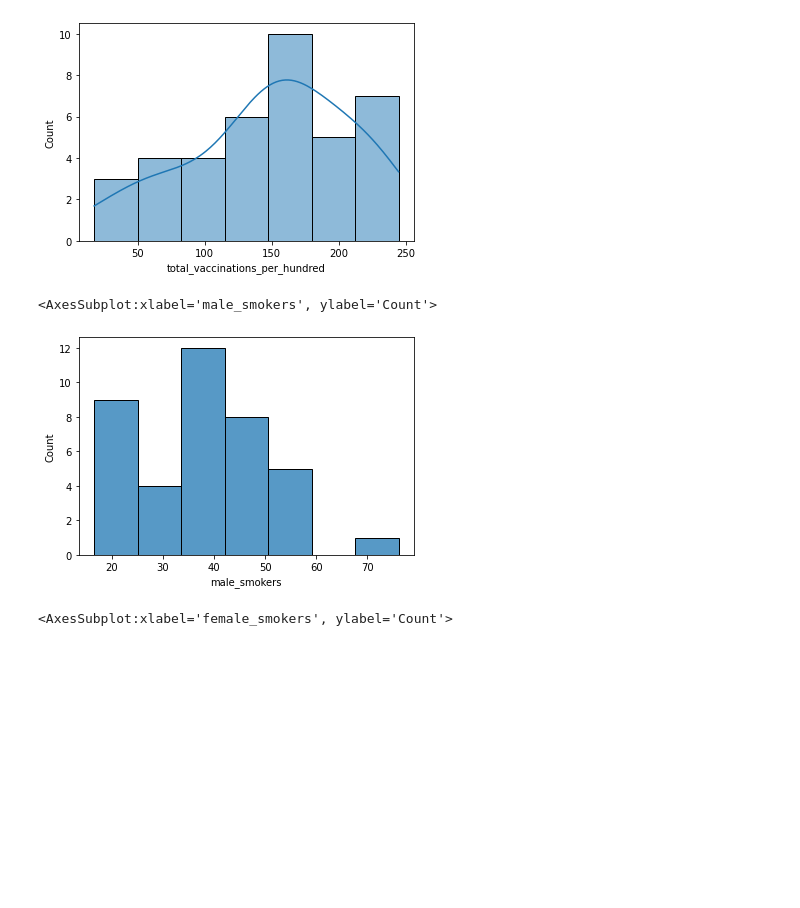
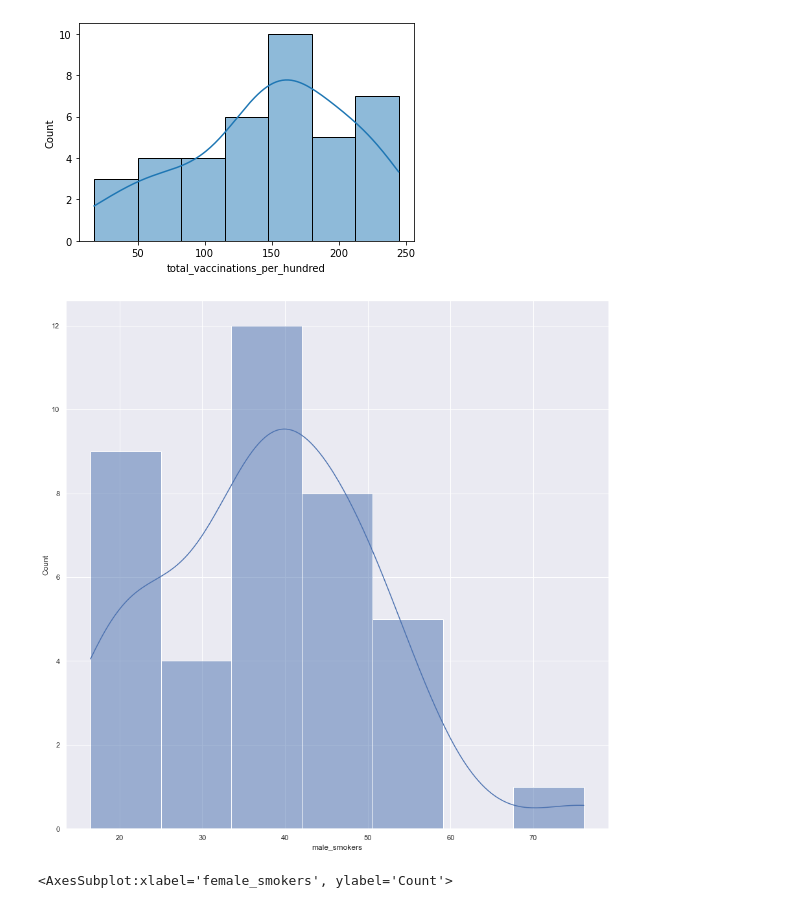
Before and after one commit to Mrpojam/CovIust_numerical_analysis, a Jupyter notebook: Models/DataAnalysis.ipynb, the cells around one changed output. Drawn from its saved outputs; the diff is of its cells as text; code cells hidden in the pictures; blank space fills up the shorter version.

Commit message:
updated plots, updated deep learning models

```diff
--- a/Models/DataAnalysis.ipynb
+++ b/Models/DataAnalysis.ipynb
@@ -15,3 +15,7 @@ data.head()
 | 2 | 124882 | 2022-04-18 | Asia | Pakistan | 1527411.0 | 30364.0 | 6782.467 | ... |
 | 3 | 122498 | 2022-04-18 | Europe | Norway | 1420033.0 | 2783.0 | 259811.451 | ... |
 | 4 | 34237 | 2022-04-18 | Asia | China | 630678.0 | 4648.0 | 436.692 | ... |
+# %%
+data= data.drop('Unnamed: 0', axis = 1)
+data = data.drop('date', axis = 1)
+data
@@ -52,7 +74,7 @@ data.describe()
 # %% [markdown]
 # Stat analysis
 # %%
-sns.set(rc={'figure.figsize':(11.7,8.27)})
+sns.set(rc={'figure.figsize':(15,15)})
 # %%
 sns.regplot(x=data['total_cases_per_million'], y=data['total_deaths_per_million'])
 plt.savefig('../Plots/case_death.png')
@@ -108,4 +130,5 @@ plt.savefig('../Plots/cor.png')
 # %%
+sns.set(rc={'figure.figsize':(15,15)})
 sns.relplot(x=data['total_cases_per_million'], y=data['total_deaths_per_million'], size=data['total_vaccinations_per_hundred'])
 # %% [output]
 <seaborn.axisgrid.FacetGrid at 0x...>
@@ -121,10 +144,10 @@ sns.histplot(x=data['total_vaccinations_per_hundred'], kde='kind')
 <AxesSubplot:xlabel='total_vaccinations_per_hundred', ylabel='Count'>
 [figure]
 # %%
-sns.histplot(x=data['male_smokers'])
+sns.histplot(x=data['male_smokers'], kde='kind')
+plt.savefig('../Plots/male_smokers_hist.png')
 # %% [output]
-<AxesSubplot:xlabel='male_smokers', ylabel='Count'>
-[figure, old version]
+[figure, new version]
 # %%
 sns.histplot(x=data['female_smokers'])
 # %% [output]
```
Also changed, not shown: parts of 8 cells of this notebook, 7 other files.
